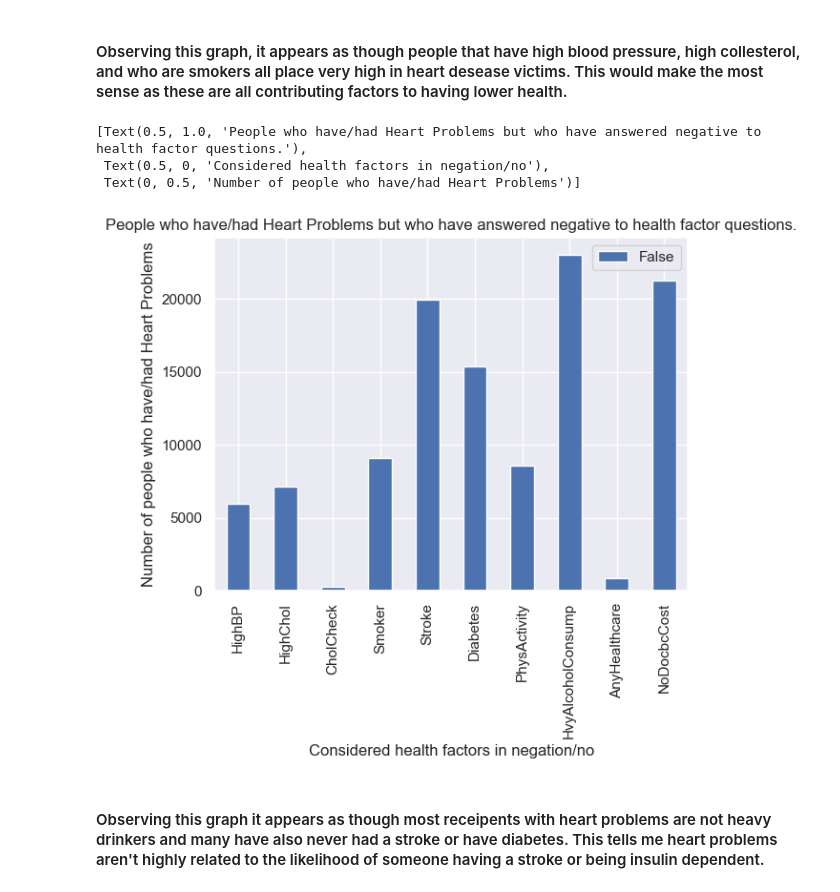
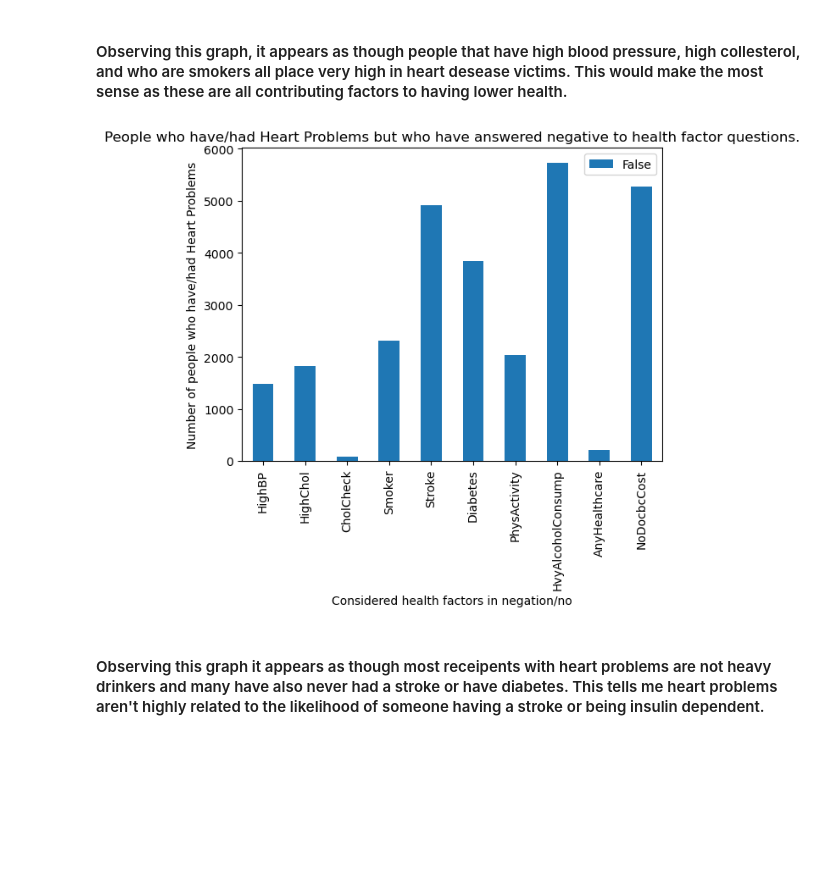
Before and after one commit to ubco-W2022T1-cosc301/project-group50, a Jupyter notebook: notebooks/analysis1.ipynb, the cells around one changed output. Saved outputs shown, nothing was run; the diff lists cells and outputs as text; code cells hidden in the pictures; blank space fills up the shorter version.

```diff
--- a/notebooks/analysis1.ipynb
+++ b/notebooks/analysis1.ipynb
@@ -137,7 +138,7 @@ dtype: int64
 # %% [markdown]
 ### **Task 3: Method Chaining**
 # %%
-dfcleaned = p1.processData('../heart_disease.csv')
+dfcleaned = p1.processData('../HeartDisease.csv')
 dfcleaned.rename(columns = {'HeartDiseaseorAttack' : 'HeartProblem'}, inplace = True)
 dfcleaned
 # %% [output]
@@ -243,21 +243,19 @@ plotTruedata.plot(kind="bar").set(title = "People who have/had Heart Problems an
 # %%
 plotFalsedata = pd.DataFrame(
 {"False": [newdf['HighBP'].iloc[1], newdf['HighChol'].iloc[1], newdf['CholCheck'].iloc[1],
                                  newdf['Smoker'].iloc[1], newdf['Stroke'].iloc[1], newdf['Diabetes'].iloc[1],
                                  newdf['PhysActivity'].iloc[1], newdf['HvyAlcoholConsump'].iloc[1], newdf['AnyHealthcare'].iloc[1],
                                  newdf['NoDocbcCost'].iloc[1]]},
                                         index= ["HighBP", "HighChol", "CholCheck", "Smoker", "Stroke", "Diabetes", "PhysActivity",
                                                 "HvyAlcoholConsump", "AnyHealthcare", "NoDocbcCost"]
 )
 
 plotFalsedata.plot(kind="bar").set(title = "People who have/had Heart Problems but who have answered negative to health factor questions.",
                                    xlabel= "Considered health factors in negation/no",
                                    ylabel= "Number of people who have/had Heart Problems")
+plotFalsedata.to_csv("heartProbNegative")
 # %% [output]
-[Text(0.5, 1.0, 'People who have/had Heart Problems but who have answered negative to health factor questions.'),
- Text(0.5, 0, 'Considered health factors in negation/no'),
- Text(0, 0.5, 'Number of people who have/had Heart Problems')]
-[figure, old version]
+[figure, new version]
 # %% [markdown]
 #### Observing this graph it appears as though most receipents with heart problems are not heavy drinkers and many have also never had a stroke or have diabetes. This tells me heart problems aren't highly related to the likelihood of someone having a stroke or being insulin dependent.
 # %% [markdown]
```
Also changed, not shown: parts of 6 cells of this notebook, 10 other files.
